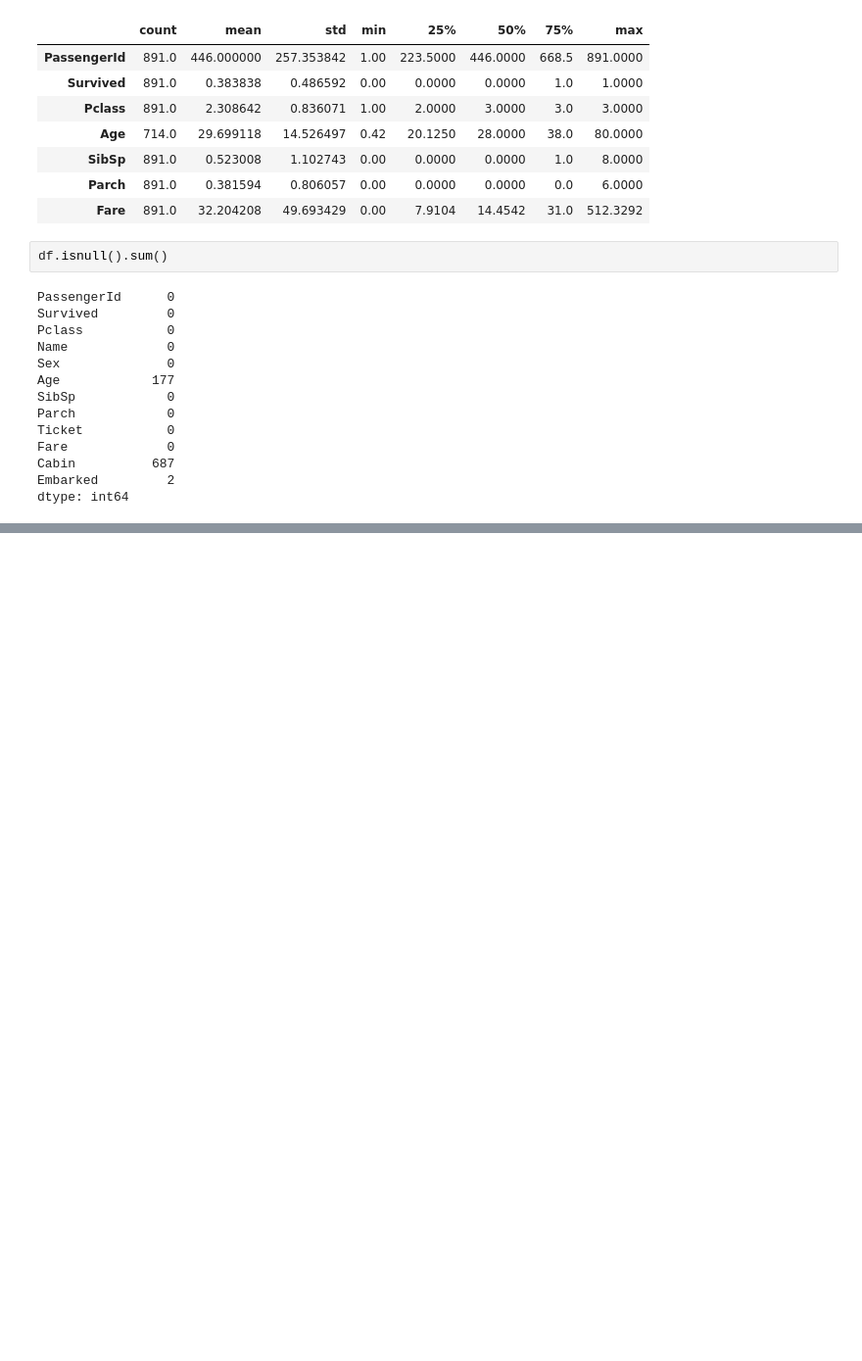
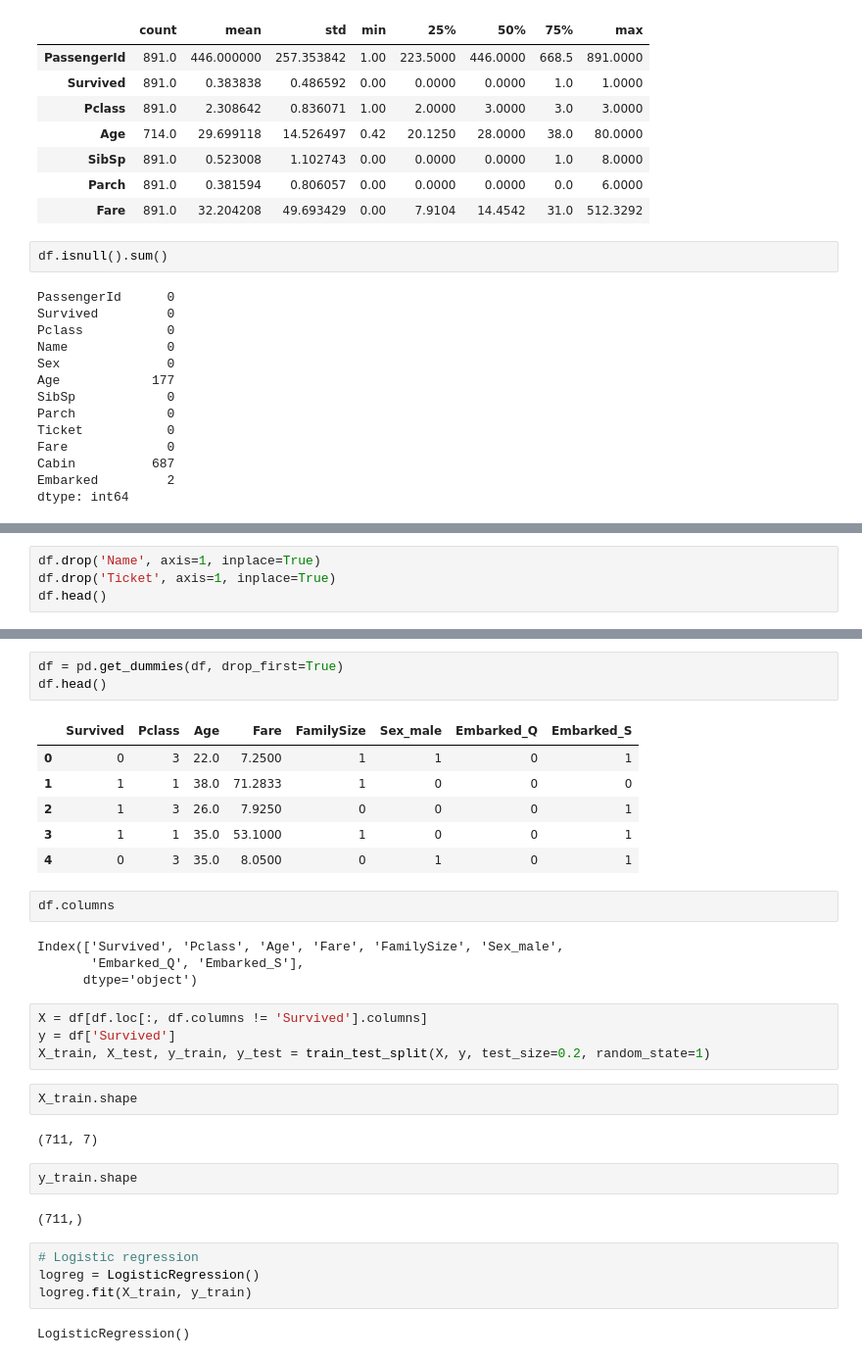
Before and after one commit to SBIK1219/CodingTest, a Jupyter notebook: Titanic_ML2.ipynb, the cells around one changed output, grey strips where cells are left out. Shown: that part at 98% size. Saved outputs shown, nothing was run; the diff lists cells and outputs as text; blank space fills up the shorter version.

Commit message:
Logistic Regression

```diff
--- a/Titanic_ML2.ipynb
+++ b/Titanic_ML2.ipynb
@@ -106,0 +218,4 @@ dtype: int64
+# %%
+df.drop('Name', axis=1, inplace=True)
+df.drop('Ticket', axis=1, inplace=True)
+df.head()
@@ -106,0 +240,34 @@ dtype: int64
+# %%
+df = pd.get_dummies(df, drop_first=True)
+df.head()
+# %% [output]
+|  | Survived | Pclass | Age | Fare | FamilySize | Sex_male | Embarked_Q | Embarked_S |
+| 0 | 0 | 3 | 22.0 | 7.2500 | 1 | 1 | 0 | 1 |
+| 1 | 1 | 1 | 38.0 | 71.2833 | 1 | 0 | 0 | 0 |
+| 2 | 1 | 3 | 26.0 | 7.9250 | 0 | 0 | 0 | 1 |
+| 3 | 1 | 1 | 35.0 | 53.1000 | 1 | 0 | 0 | 1 |
+| 4 | 0 | 3 | 35.0 | 8.0500 | 0 | 1 | 0 | 1 |
+# %%
+df.columns
+# %% [output]
+Index(['Survived', 'Pclass', 'Age', 'Fare', 'FamilySize', 'Sex_male',
+       'Embarked_Q', 'Embarked_S'],
+      dtype='object')
+# %%
+X = df[df.loc[:, df.columns != 'Survived'].columns]
+y = df['Survived']
+X_train, X_test, y_train, y_test = train_test_split(X, y, test_size=0.2, random_state=1)
+# %%
+X_train.shape
+# %% [output]
+(711, 7)
+# %%
+y_train.shape
+# %% [output]
+(711,)
+# %%
+# Logistic regression
+logreg = LogisticRegression()
+logreg.fit(X_train, y_train)
+# %% [output]
+LogisticRegression()
```
Also changed, not shown: parts of 18 cells of this notebook.
